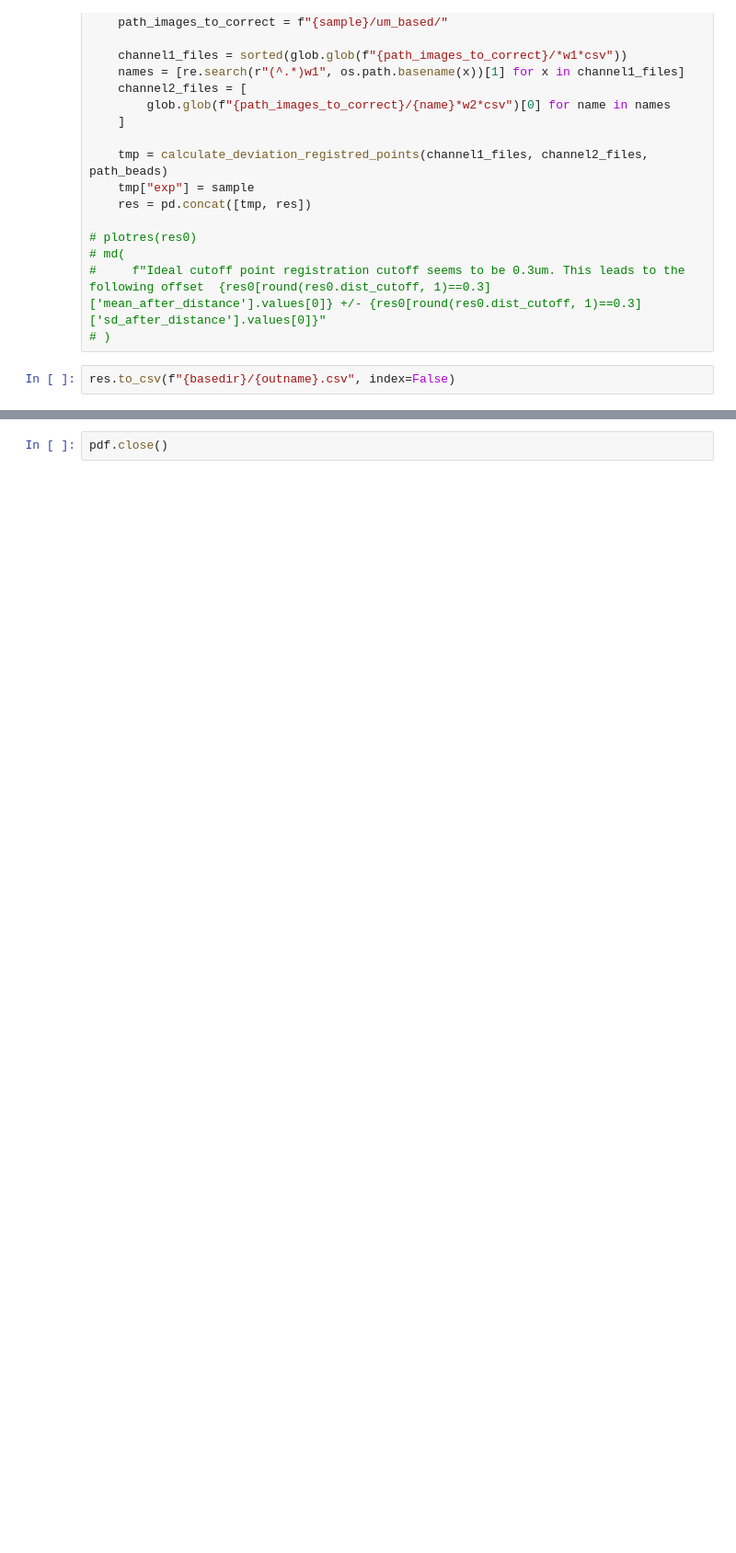
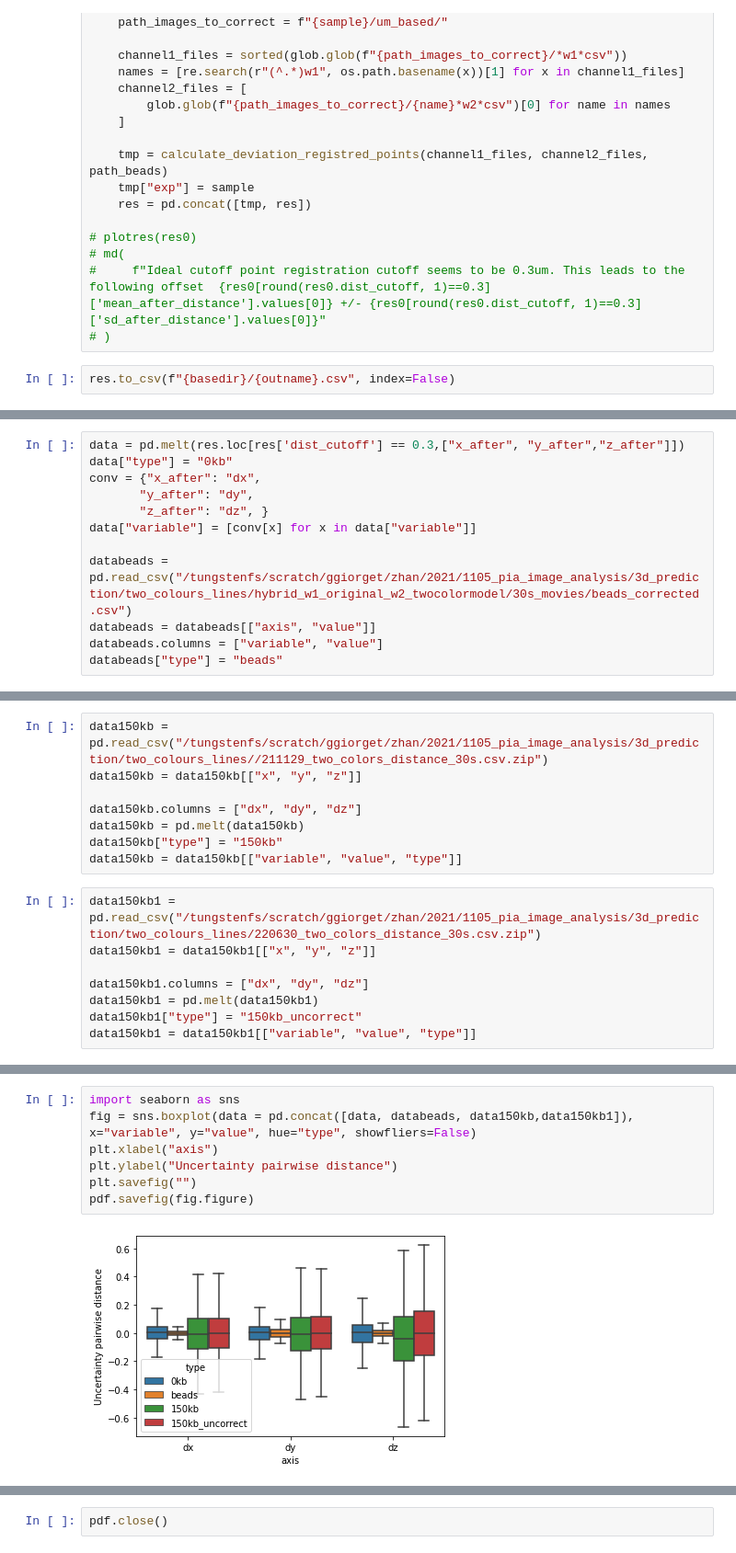
Before and after one commit to zhanyinx/SPT_analysis, a Jupyter notebook: notebooks/211215_Error_analysis_two_colors_imaging.ipynb, the cells around one changed output, grey strips where cells are left out. Shown at 92% size. Cells and saved outputs as stored; diff of their text form; blank space fills up the shorter version.

```diff
--- a/notebooks/211215_Error_analysis_two_colors_imaging.ipynb
+++ b/notebooks/211215_Error_analysis_two_colors_imaging.ipynb
@@ -286,0 +288,12 @@ print(np.mean(res[res['dist_cutoff'] == 0.3]['distance_after']), "+/-", np.std(r
+# %%
+data = pd.melt(res.loc[res['dist_cutoff'] == 0.3,["x_after", "y_after","z_after"]])
+data["type"] = "0kb"
+conv = {"x_after": "dx",
+       "y_after": "dy",
+       "z_after": "dz", }
+data["variable"] = [conv[x] for x in data["variable"]]
+
+databeads = pd.read_csv("/tungstenfs/scratch/ggiorget/zhan/2021/1105_pia_image_analysis/3d_prediction/two_colours_lines/hybrid_w1_original_w2_twocolormodel/30s_movies/beads_corrected.csv")
+databeads = databeads[["axis", "value"]]
+databeads.columns = ["variable", "value"]
+databeads["type"] = "beads"
@@ -286,0 +319,16 @@ print(np.mean(res[res['dist_cutoff'] == 0.3]['distance_after']), "+/-", np.std(r
+# %%
+data150kb = pd.read_csv("/tungstenfs/scratch/ggiorget/zhan/2021/1105_pia_image_analysis/3d_prediction/two_colours_lines//211129_two_colors_distance_30s.csv.zip")
+data150kb = data150kb[["x", "y", "z"]]
+
+data150kb.columns = ["dx", "dy", "dz"]
+data150kb = pd.melt(data150kb)
+data150kb["type"] = "150kb"
+data150kb = data150kb[["variable", "value", "type"]]
+# %%
+data150kb1 = pd.read_csv("/tungstenfs/scratch/ggiorget/zhan/2021/1105_pia_image_analysis/3d_prediction/two_colours_lines/220630_two_colors_distance_30s.csv.zip")
+data150kb1 = data150kb1[["x", "y", "z"]]
+
+data150kb1.columns = ["dx", "dy", "dz"]
+data150kb1 = pd.melt(data150kb1)
+data150kb1["type"] = "150kb_uncorrect"
+data150kb1 = data150kb1[["variable", "value", "type"]]
@@ -286,0 +357,9 @@ print(np.mean(res[res['dist_cutoff'] == 0.3]['distance_after']), "+/-", np.std(r
+# %%
+import seaborn as sns
+fig = sns.boxplot(data = pd.concat([data, databeads, data150kb,data150kb1]), x="variable", y="value", hue="type", showfliers=False)
+plt.xlabel("axis")
+plt.ylabel("Uncertainty pairwise distance")
+plt.savefig("")
+pdf.savefig(fig.figure)
+# %% [output]
+[figure, added]
```
Also changed, not shown: parts of 12 cells of this notebook, 4 other files.
